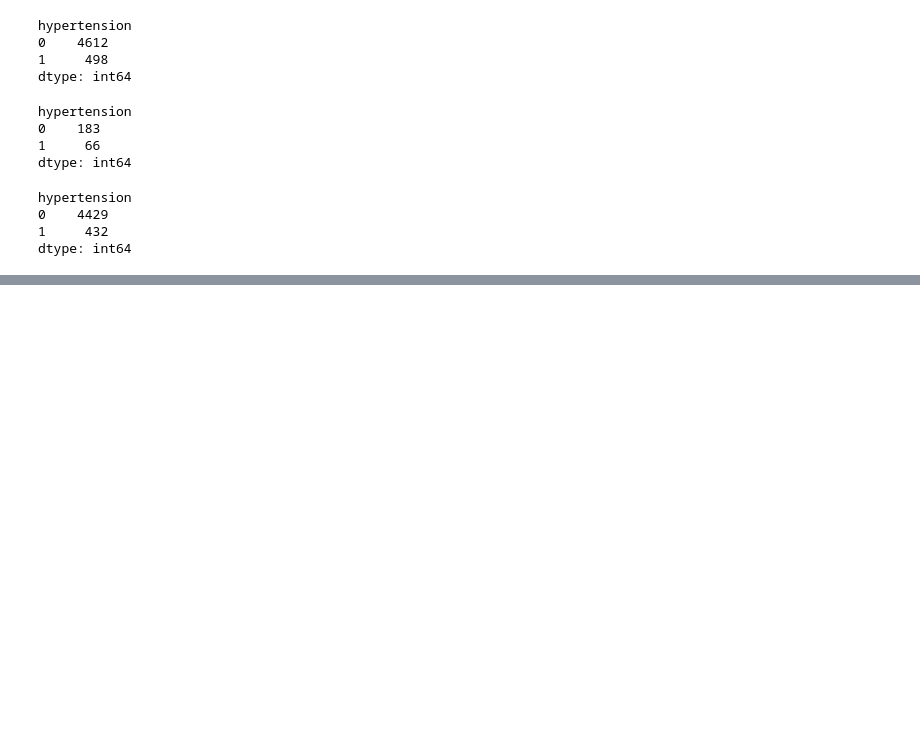
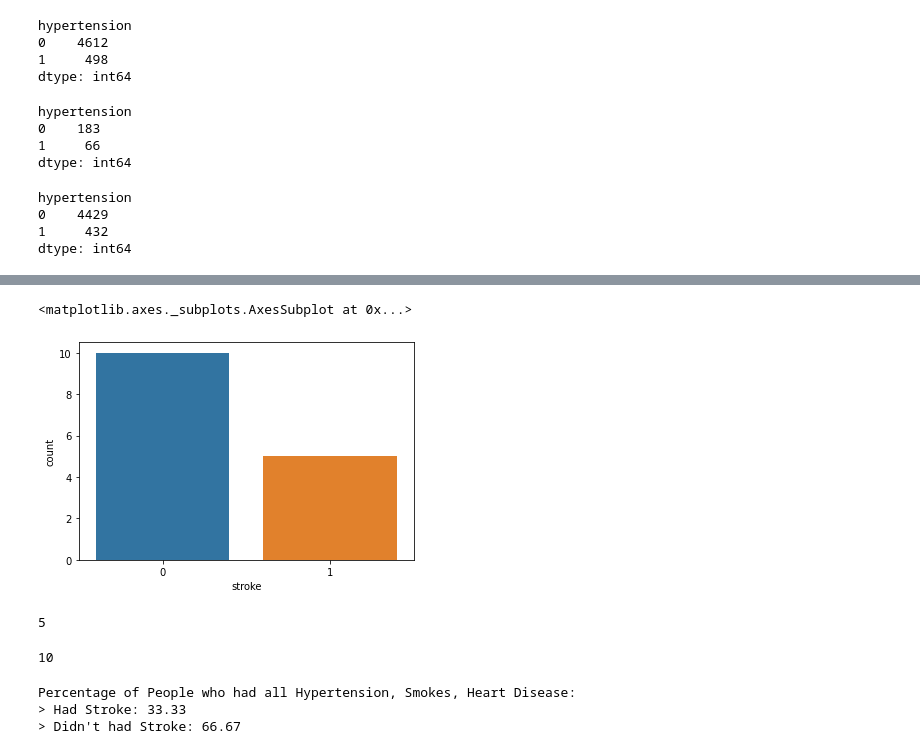
Before and after one commit to nitinyadav2203/Stroke-Prediction, a Jupyter notebook: Stroke_Prediction.ipynb, the cells around one changed output, grey strips where cells are left out. Cells and saved outputs as stored; diff of their text form; code cells hidden in the pictures; blank space fills up the shorter version.

```diff
--- a/Stroke_Prediction.ipynb
+++ b/Stroke_Prediction.ipynb
@@ -481,0 +539,25 @@ Percentage of  who didn'thad Stroke having Hypertension  91.11
+# %%
+hhs=sp.loc[(sp['hypertension']==1)&(sp['heart_disease']==1)&(sp['smoking_status']=='smokes')]
+yhhs=hhs.loc[hhs['stroke']==1]
+nhhs=hhs.loc[hhs['stroke']==0]
+# %%
+sns.countplot(x='stroke',data=hhs)
+# %% [output]
+<matplotlib.axes._subplots.AxesSubplot at 0x...>
+[figure, added]
+# %%
+len(yhhs)
+# %% [output]
+5
+# %%
+len(nhhs)
+# %% [output]
+10
+# %%
+print(f"Percentage of People who had all Hypertension, Smokes, Heart Disease:")
+print(f"> Had Stroke: {round((len(yhhs)/len(hhs))*100,2)}")
+print(f"> Didn't had Stroke: {round((len(nhhs)/len(hhs))*100,2)}")
+# %% [output]
+Percentage of People who had all Hypertension, Smokes, Heart Disease:
+> Had Stroke: 33.33
+> Didn't had Stroke: 66.67
```
Also changed, not shown: parts of 14 cells of this notebook.
